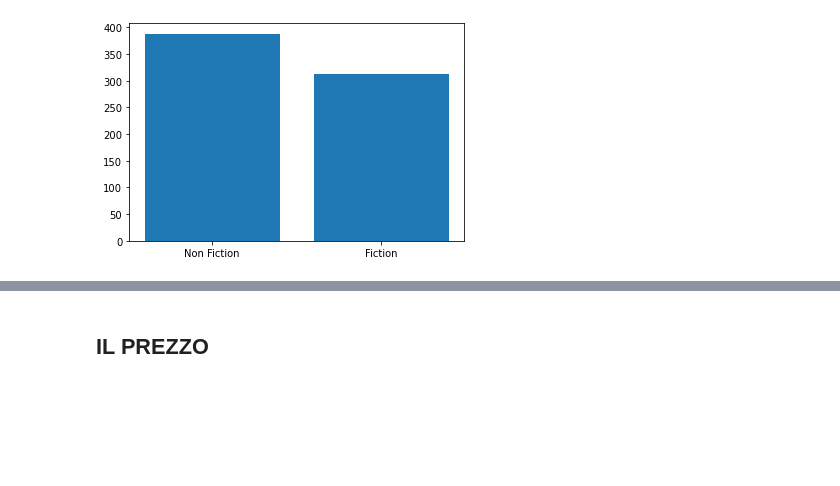
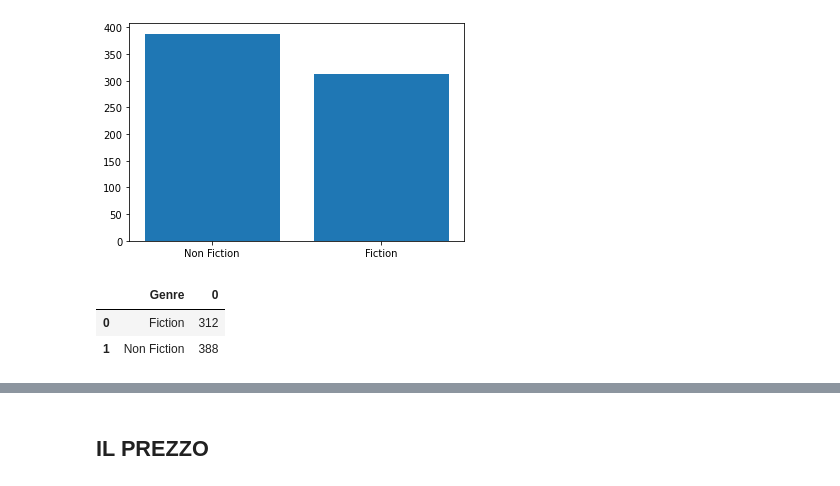
Before and after one commit to Nenne2000/BestSellerAmazon_Notebook, a Jupyter notebook: Notebook.ipynb, the cells around one changed output, grey strips where cells are left out. Cells and saved outputs as stored; diff of their text form; code cells hidden in the pictures; blank space fills up the shorter version.

```diff
--- a/Notebook.ipynb
+++ b/Notebook.ipynb
@@ -124,3 +129,9 @@ plt.bar(counts.index,counts.values)
 plt.show()
 # %% [output]
 [figure]
+# %%
+book.groupby('Genre')[['Genre']].value_counts().reset_index()
+# %% [output]
+|  | Genre | 0 |
+| 0 | Fiction | 312 |
+| 1 | Non Fiction | 388 |
```
Also changed, not shown: parts of 32 cells of this notebook.
